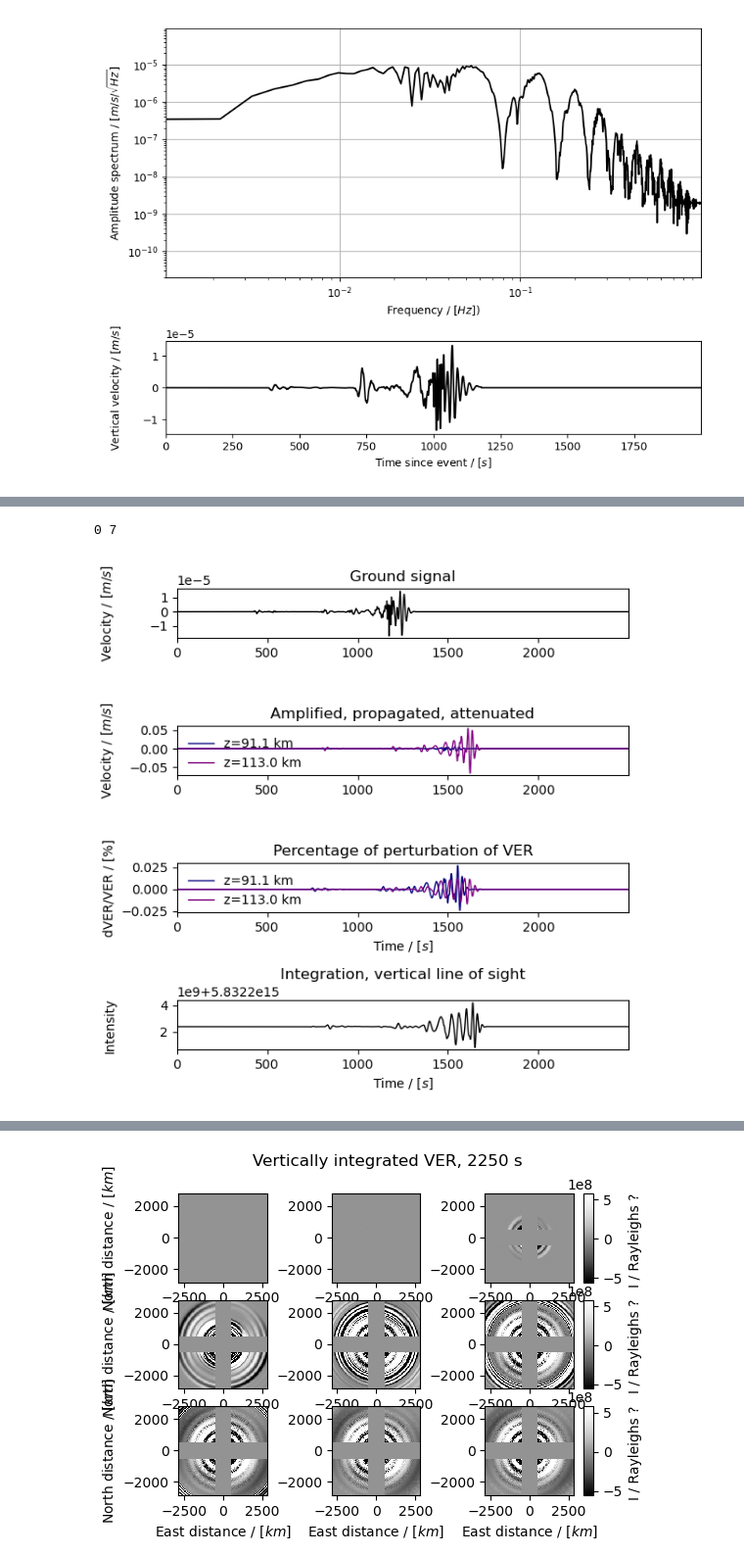
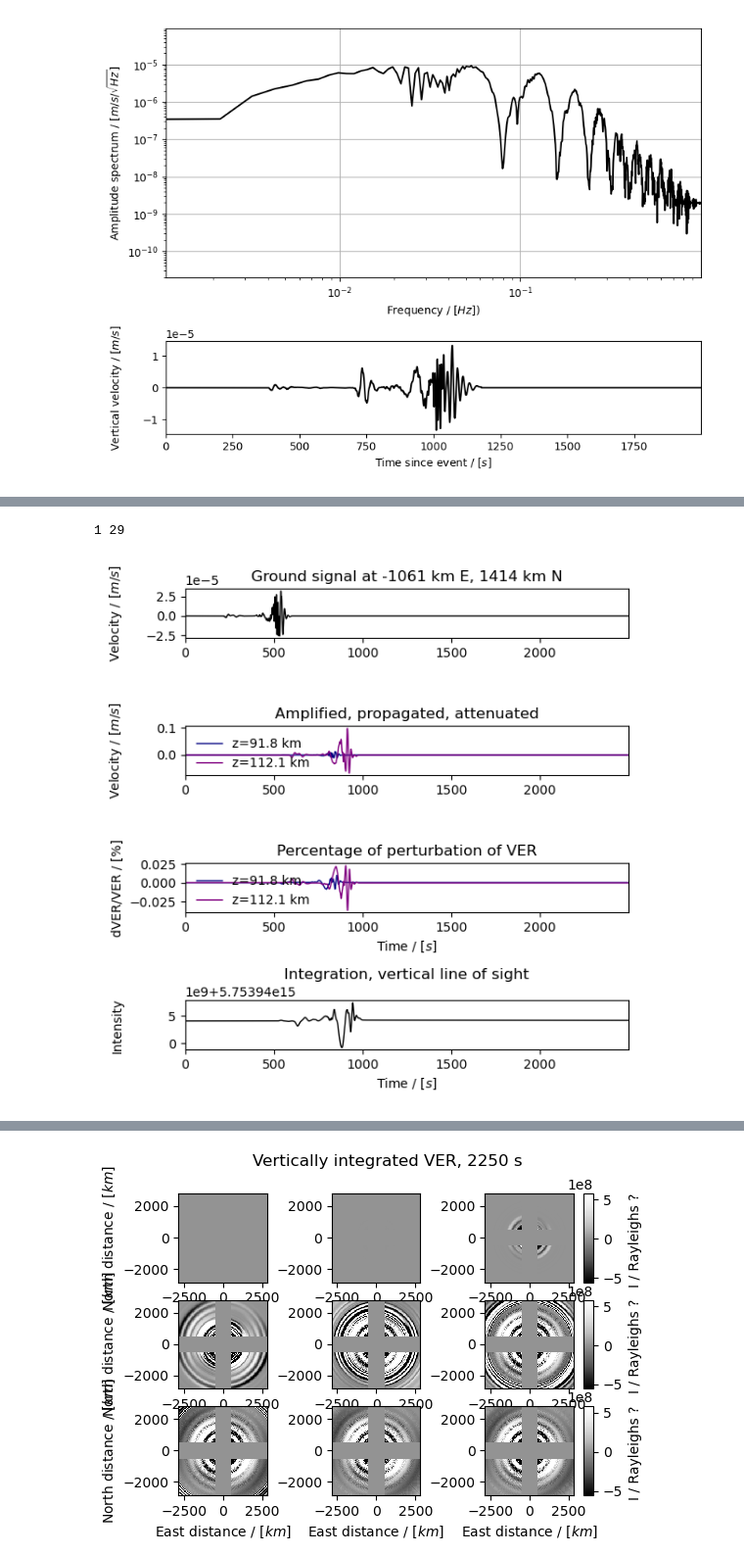
Before and after one commit to QuentinBrissaud/airglow_model, a Jupyter notebook: Test_method.ipynb, the cells around one changed output, grey strips where cells are left out. Shown: that part at 98% size. Saved outputs shown, nothing was run; the diff lists cells and outputs as text; code cells hidden in the pictures.

```diff
--- a/Test_method.ipynb
+++ b/Test_method.ipynb
@@ -84,6 +98,9 @@ else:
     ### To get all the grid:
     list_inorth, list_ieast = AIRGLOW.iNN, AIRGLOW.iEE
 
+### Define the location at which we want to save high-resolution waveforms:
+e_save, n_save = 120, 50
+loc_save = [(e_save, n_save)]
+
 ### Calculate the 1.27 micrometer airglow
-#AIRGLOW.calculate_1_27_airglow(list_ieast, list_inorth)
-AIRGLOW.calculate_1_27_airglow(AIRGLOW.iEE, AIRGLOW.iNN, loc_save = [(0,0)])
+AIRGLOW.calculate_1_27_airglow(list_inorth, list_ieast, loc_save = loc_save)
@@ -90,7 +115,6 @@ AIRGLOW.calculate_1_27_airglow(AIRGLOW.iEE, AIRGLOW.iNN, loc_save = [(0,0)])
 # %%
 reload(ar)
-i_east, i_north = 0, 0
-AIRGLOW.plot_nightglow_traces(i_east, i_north)
+AIRGLOW.plot_nightglow_traces(e_save, n_save)
 # %% [output]
-0 7
+1 29
-[figure, old version]
+[figure, new version]
```
Also changed, not shown: parts of 11 cells of this notebook, 4 other files.
